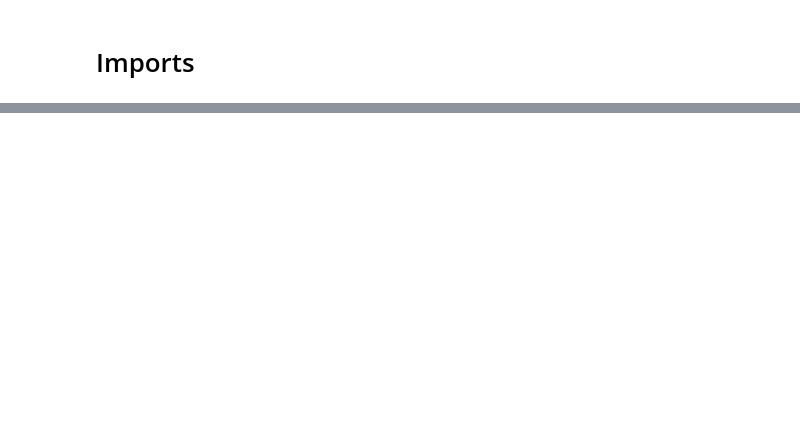
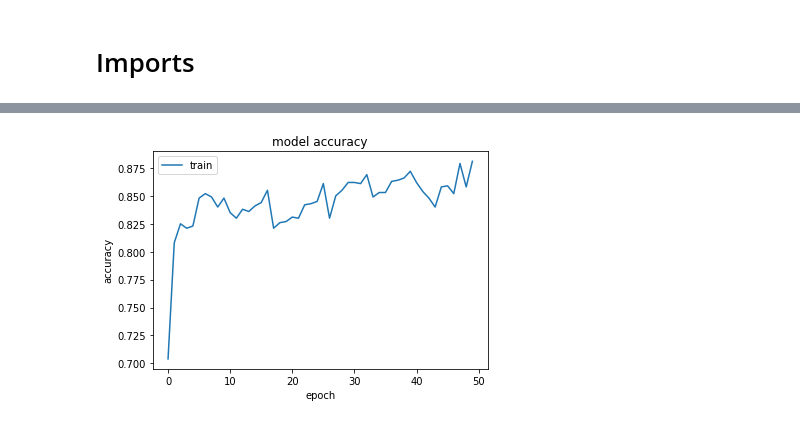
Before and after one commit to Tyred/TimeSeriesClassification, a Jupyter notebook: CNN.ipynb, the cells around one changed output, grey strips where cells are left out. Saved outputs shown, nothing was run; the diff lists cells and outputs as text; code cells hidden in the pictures; blank space fills up the shorter version.

```diff
--- a/CNN.ipynb
+++ b/CNN.ipynb
@@ -84,7 +39,6 @@ num_classes = len(np.unique(train_labels))
 
 train_data  = tr_data[:, 1:]
 test_data   = te_data[:, 1:]
-
 
 train_data = tf.cast(train_data, tf.float32)
 test_data  = tf.cast(test_data , tf.float32)
@@ -94,4 +48,6 @@ test_data  = tf.expand_dims(test_data , axis=-1)
 
 print("Train data shape:", train_data.shape)
 print("Test data shape:", test_data.shape)
+
+serie_length = train_data.shape[1]
 # %% [output]
@@ -128,0 +181,9 @@ Epoch 50/50
+# %%
+plt.plot(history.history['accuracy'])
+plt.title('model accuracy')
+plt.ylabel('accuracy')
+plt.xlabel('epoch')
+plt.legend(['train'], loc='upper left')
+plt.show()
+# %% [output]
+[figure, added]
```
Also changed, not shown: parts of 16 cells of this notebook.
